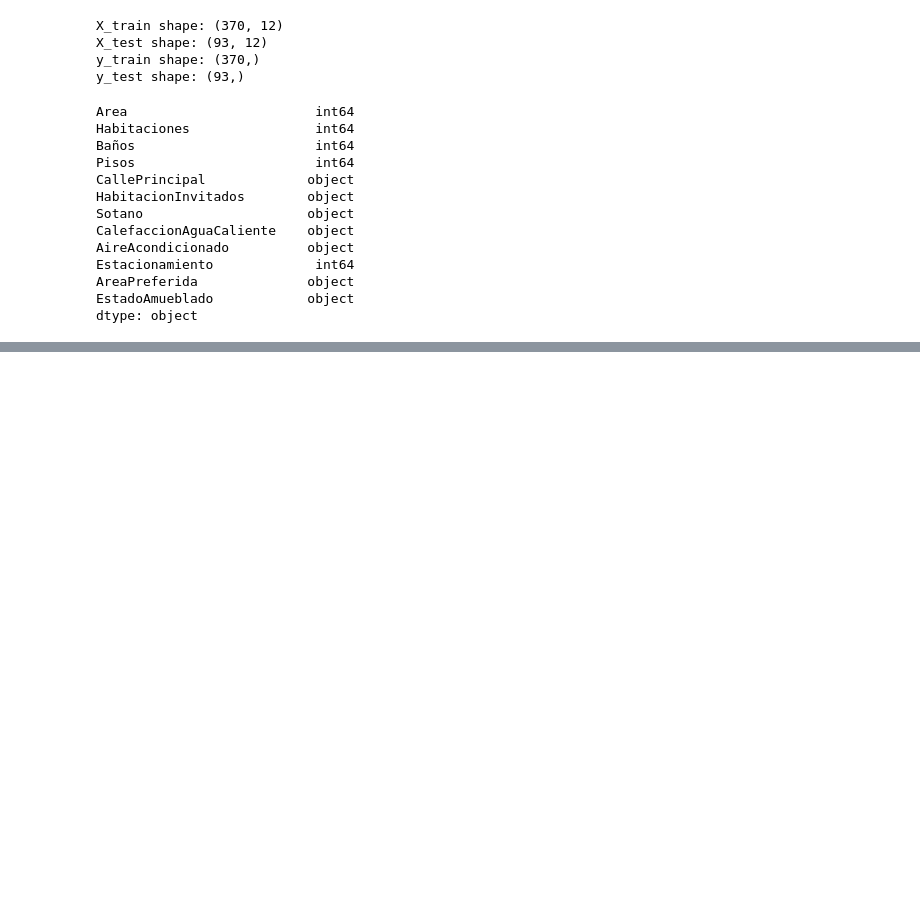
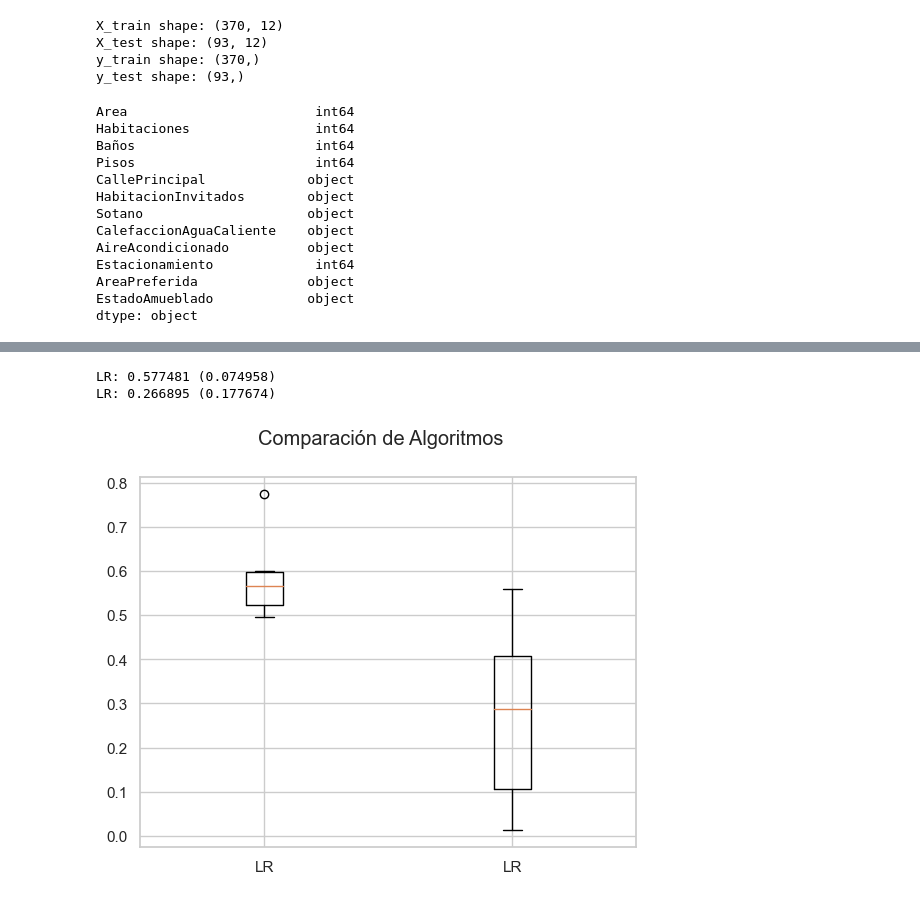
Before and after one commit to federojasc/Electric_Cars_Project, a Jupyter notebook: Housing_Price_Prediction/Housing_Price_Prediction.ipynb, the cells around one changed output, grey strips where cells are left out. Cells and saved outputs as stored; diff of their text form; code cells hidden in the pictures; blank space fills up the shorter version.

```diff
--- a/Housing_Price_Prediction/Housing_Price_Prediction.ipynb
+++ b/Housing_Price_Prediction/Housing_Price_Prediction.ipynb
@@ -313,0 +385,33 @@ Train Data:
+# %%
+# Compare Algorithms
+from sklearn.model_selection import KFold, cross_val_score
+from sklearn.linear_model import LinearRegression
+
+# Preparar los modelos
+modelos = []
+modelos.append(('LR', LinearRegression()))
+modelos.append(('LR', LogisticRegression()))
+
+# Evaluar cada modelo en turno
+resultados = []
+nombres = []
+
+for nombre, modelo in modelos:
+    kfold = KFold(n_splits=10, random_state=42, shuffle=True)
+    cv_results = cross_val_score(modelo, X_train, y_train, cv=kfold, scoring='r2')
+    resultados.append(cv_results)
+    nombres.append(nombre)
+    mensaje = "%s: %f (%f)" % (nombre, cv_results.mean(), cv_results.std())
+    print(mensaje)
+
+# Comparar algoritmos
+fig = plt.figure()
+fig.suptitle('Comparación de Algoritmos')
+ax = fig.add_subplot(111)
+plt.boxplot(resultados)
+ax.set_xticklabels(nombres)
+plt.show()
+# %% [output]
+LR: 0.577481 (0.074958)
+LR: 0.266895 (0.177674)
+[figure, added]
```
Also changed, not shown: parts of 9 cells of this notebook.
